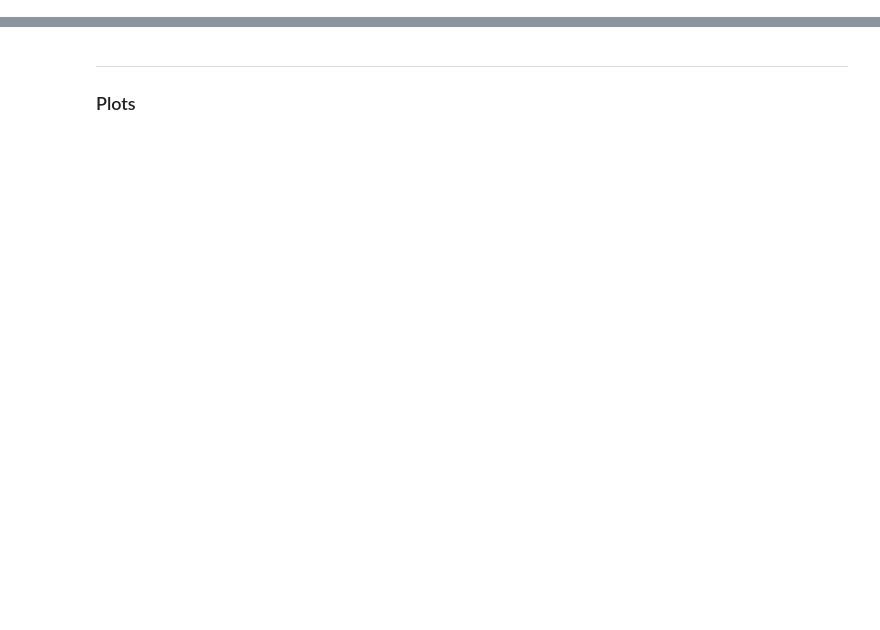
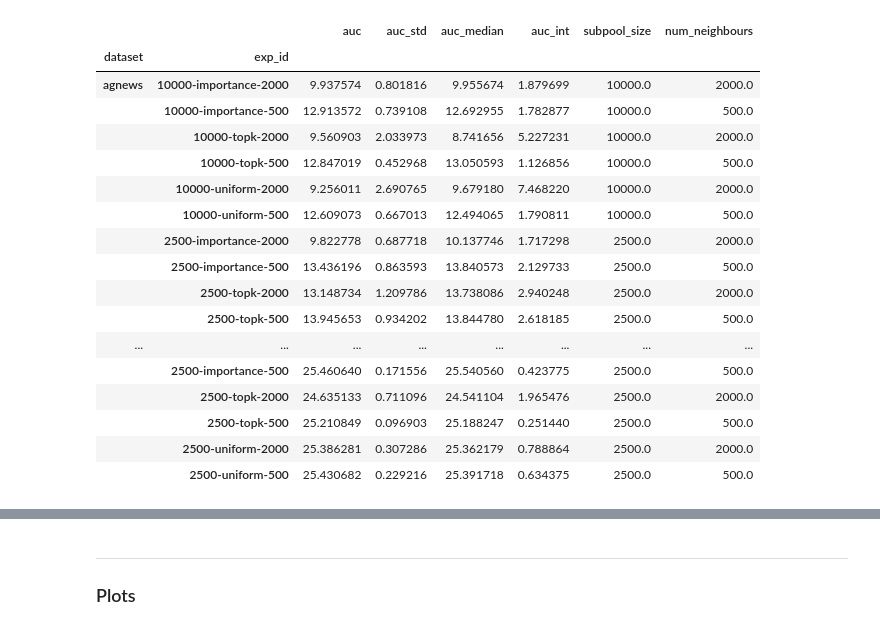
Before and after one commit to pietrolesci/anchoral, a Jupyter notebook: notebooks/results copy.ipynb, the cells around one changed output, grey strips where cells are left out. Saved outputs shown, nothing was run; the diff lists cells and outputs as text; code cells hidden in the pictures; blank space fills up the shorter version.

```diff
--- a/notebooks/results copy.ipynb
+++ b/notebooks/results copy.ipynb
@@ -101,0 +191,42 @@ col_order = ["amazon", "pubmed", "eurlex", "agnews", "wiki_toxic"]
+# %%
+dims = [
+    "auc",
+    "subpool_size",
+    "num_neighbours",
+    "num_anchors",
+    "positive_budget",
+    "anchor_strategy",
+    "retriever",
+]
+p = plot_data.groupby(["dataset", "exp_id"])[dims].agg(
+    auc=("auc", "mean"),
+    auc_std=("auc", "std"),
+    auc_median=("auc", "median"),
+    auc_int=("auc", lambda ex: ex.max() - ex.min()),
+    subpool_size=("subpool_size", "mean"),
+    num_neighbours=("num_neighbours", "mean"),
+    # num_anchors=("num_anchors", "mean"),
+    # positive_budget=("positive_budget", "mean"),
+    # anchor_strategy=("anchor_strategy", lambda ex: list(set(ex))[0]),
+    # retriever=("retriever", lambda ex: list(set(ex))[0]),
+)
+p
+# %% [output]
+|  |  | auc | auc_std | auc_median | auc_int | subpool_size | num_neighbours |
+| dataset | exp_id |  |  |  |  |  |  |
+| agnews | 10000-importance-2000 | 9.937574 | 0.801816 | 9.955674 | 1.879699 | 10000.0 | 2000.0 |
+|  | 10000-importance-500 | 12.913572 | 0.739108 | 12.692955 | 1.782877 | 10000.0 | 500.0 |
+|  | 10000-topk-2000 | 9.560903 | 2.033973 | 8.741656 | 5.227231 | 10000.0 | 2000.0 |
+|  | 10000-topk-500 | 12.847019 | 0.452968 | 13.050593 | 1.126856 | 10000.0 | 500.0 |
+|  | 10000-uniform-2000 | 9.256011 | 2.690765 | 9.679180 | 7.468220 | 10000.0 | 2000.0 |
+|  | 10000-uniform-500 | 12.609073 | 0.667013 | 12.494065 | 1.790811 | 10000.0 | 500.0 |
+|  | 2500-importance-2000 | 9.822778 | 0.687718 | 10.137746 | 1.717298 | 2500.0 | 2000.0 |
+|  | 2500-importance-500 | 13.436196 | 0.863593 | 13.840573 | 2.129733 | 2500.0 | 500.0 |
+|  | 2500-topk-2000 | 13.148734 | 1.209786 | 13.738086 | 2.940248 | 2500.0 | 2000.0 |
+|  | 2500-topk-500 | 13.945653 | 0.934202 | 13.844780 | 2.618185 | 2500.0 | 500.0 |
+| ... | ... | ... | ... | ... | ... | ... | ... |
+|  | 2500-importance-500 | 25.460640 | 0.171556 | 25.540560 | 0.423775 | 2500.0 | 500.0 |
+|  | 2500-topk-2000 | 24.635133 | 0.711096 | 24.541104 | 1.965476 | 2500.0 | 2000.0 |
+|  | 2500-topk-500 | 25.210849 | 0.096903 | 25.188247 | 0.251440 | 2500.0 | 500.0 |
+|  | 2500-uniform-2000 | 25.386281 | 0.307286 | 25.362179 | 0.788864 | 2500.0 | 2000.0 |
+|  | 2500-uniform-500 | 25.430682 | 0.229216 | 25.391718 | 0.634375 | 2500.0 | 500.0 |
```
Also changed, not shown: parts of 16 cells of this notebook, 5 other files.
